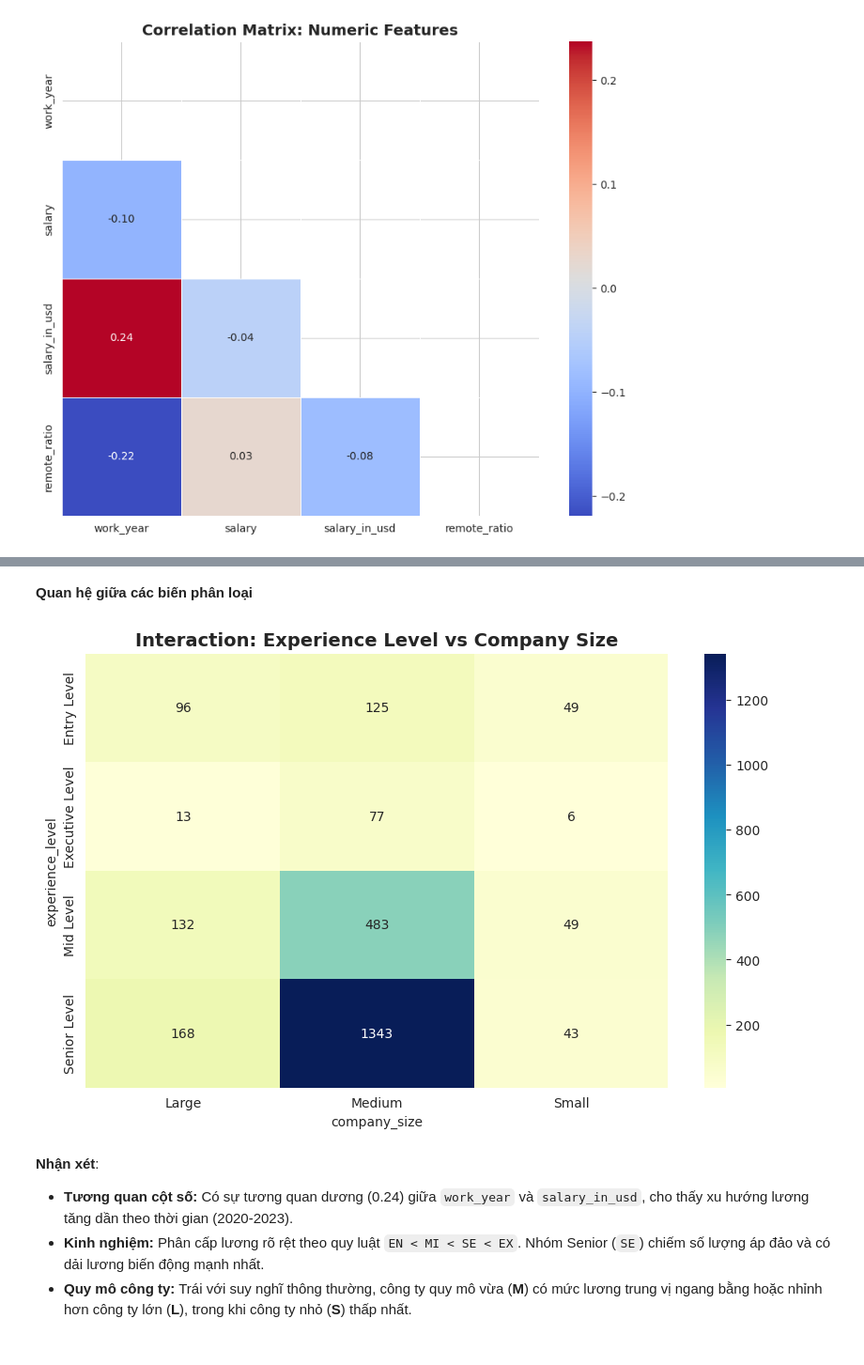
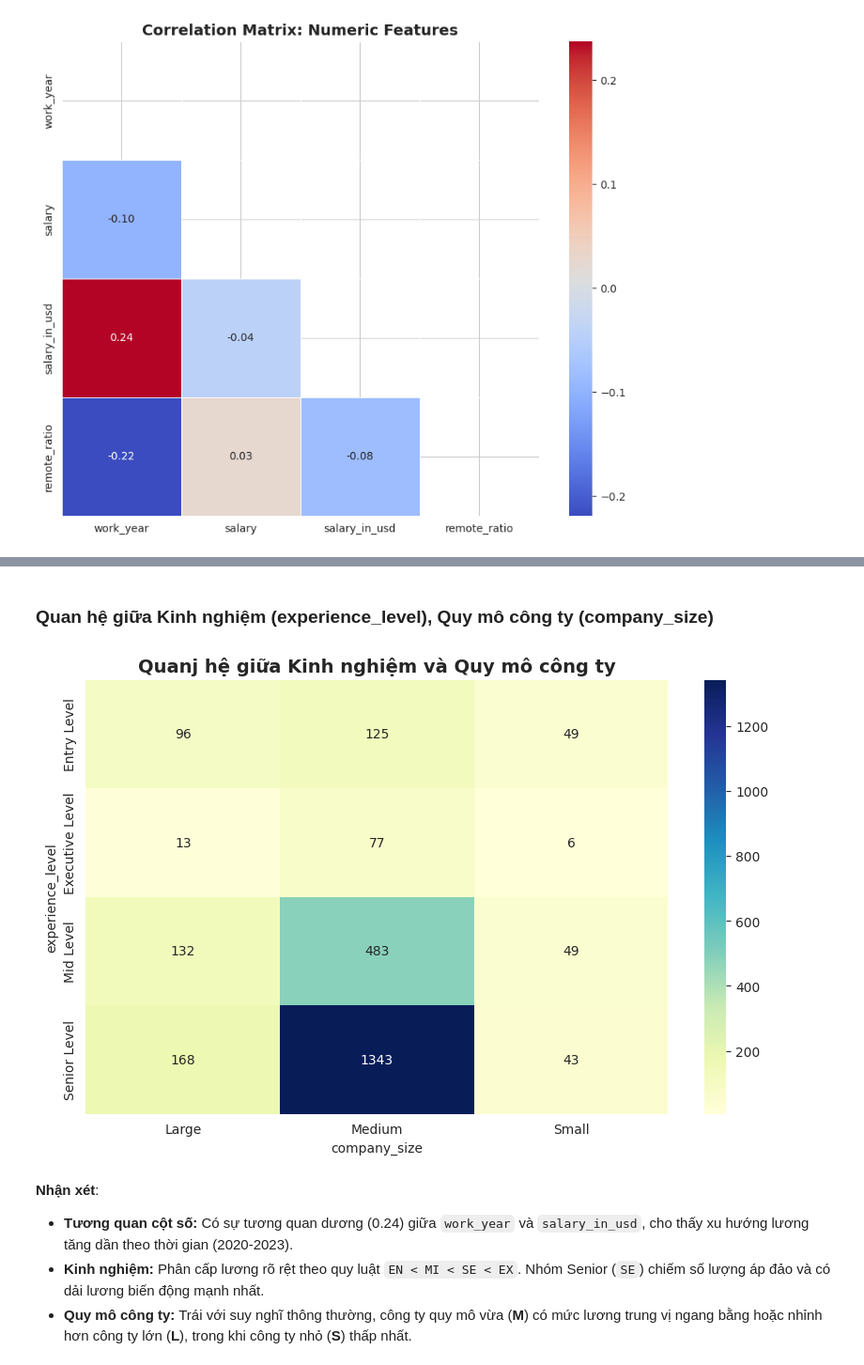
Before and after one commit to Trung0Minh/CSC17104_2025_Final_Project, a Jupyter notebook: DataScienceSalaries2023.ipynb, the cells around one changed output, grey strips where cells are left out. Shown at 94% size. Saved outputs shown, nothing was run; the diff lists cells and outputs as text; code cells hidden in the pictures.

```diff
--- a/DataScienceSalaries2023.ipynb
+++ b/DataScienceSalaries2023.ipynb
@@ -779,15 +791,15 @@ vis.plot_categorical_vs_numerical_box(
 # %% [markdown]
-**Quan hệ giữa các biến phân loại**
+### Quan hệ giữa Kinh nghiệm (experience_level), Quy mô công ty (company_size)
 # %%
 # Kiểm tra xem Nhân viên ở các cấp độ kinh nghiệm thường làm ở công ty quy mô nào?
 vis.plot_categorical_heatmap(
     df,
     col1='experience_level',
     col2='company_size',
-    title="Interaction: Experience Level vs Company Size"
+    title="Quanj hệ giữa Kinh nghiệm và Quy mô công ty"
 )
 # %% [output]
-[figure, old version]
+[figure, new version]
 # %% [markdown]
 **Nhận xét**:
 
```
Also changed, not shown: parts of 19 cells of this notebook.
